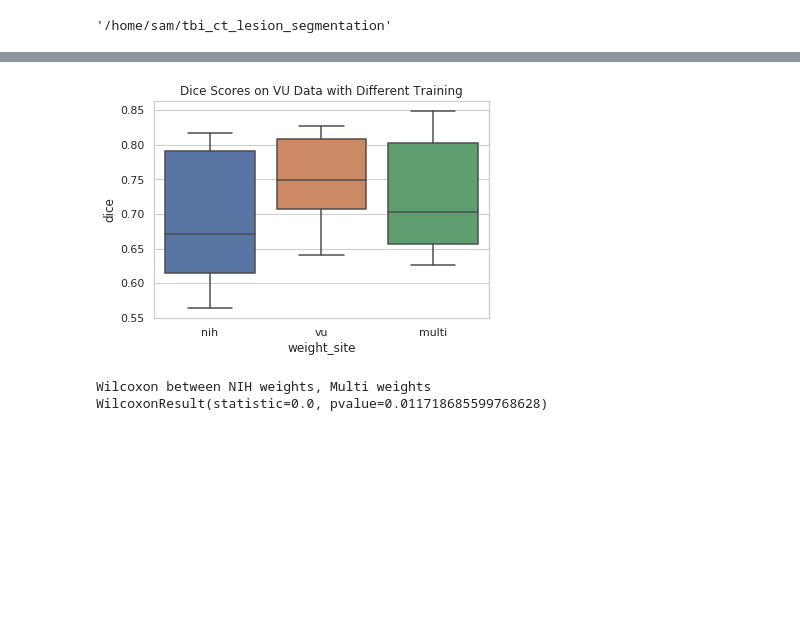
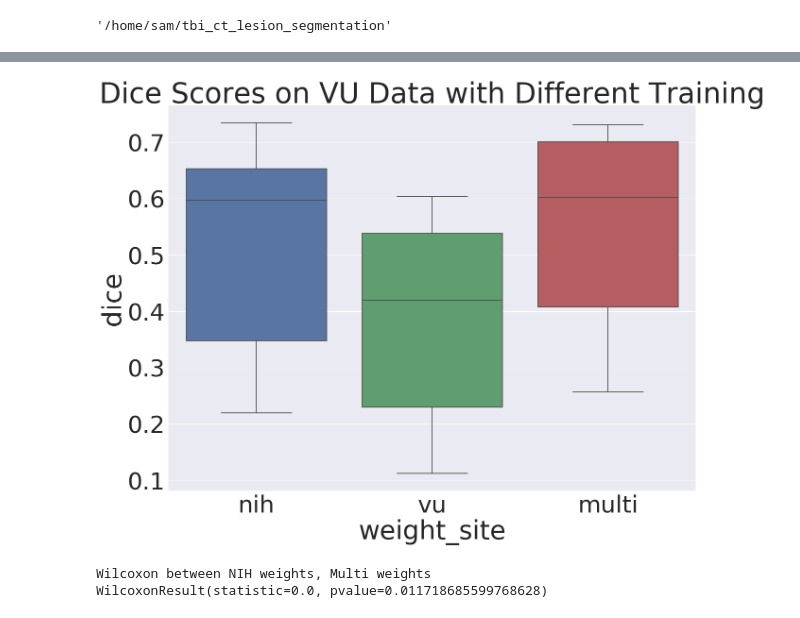
Before and after one commit to MASILab/tbi_ct_lesion_segmentation, a Jupyter notebook: statistical_tests.ipynb, the cells around one changed output, grey strips where cells are left out. Saved outputs shown, nothing was run; the diff lists cells and outputs as text; code cells hidden in the pictures; blank space fills up the shorter version.

```diff
--- a/statistical_tests.ipynb
+++ b/statistical_tests.ipynb
@@ -9,8 +9,8 @@ os.getcwd()
 # %% [output]
 '/home/sam/tbi_ct_lesion_segmentation'
 # %%
-#results_dir = "results"
-results_dir = os.path.join("..", "nihvandy", "ct_seg", "vu_results", "results")
+results_dir = "results"
+#results_dir = os.path.join("..", "nihvandy", "ct_seg", "vu_results", "results")
 # %%
 os.listdir(results_dir)
 # %% [output]
@@ -35,7 +33,12 @@ result_files
 # %%
+'''
 nih_results = [x[0] for x in result_files if "nih_weights" in x[0]][0]
 vu_results = [x[0] for x in result_files if "vu_weights" in x[0]][0]
 multi_results = [x[0] for x in result_files if "multi_weights" in x[0]][0]
+'''
+nih_results = [x[0] for x in result_files if "cdc_skullstrip_only" in x[0]][0]
+vu_results = [x[0] for x in result_files if "vu" in x[0]][0]
+multi_results = [x[0] for x in result_files if "interleave_cdc" in x[0]][0]
 # %%
 nih_df = pd.read_csv(nih_results)
 vu_df = pd.read_csv(vu_results)
@@ -69,12 +72,14 @@ merged
 # %%
+sns.set(font_scale=5)
 ax = sns.boxplot(x="weight_site", y="dice", data=merged
                 ).set_title("Dice Scores on VU Data with Different Training"
                 )
 fig = ax.get_figure()
+fig.set_size_inches(20,15)
 #fig.savefig("vu_data_boxplog.png")
 fig.savefig("vu_data_boxplot.png")
 # %% [output]
-[figure, old version]
+[figure, new version]
 # %%
 # This will be the best way to show the Dice scores as a box plot in the end
 #ax = sns.boxplot(x="day", y="total_bill", hue="smoker",
```
Also changed, not shown: parts of 4 cells of this notebook, 1 other file.
